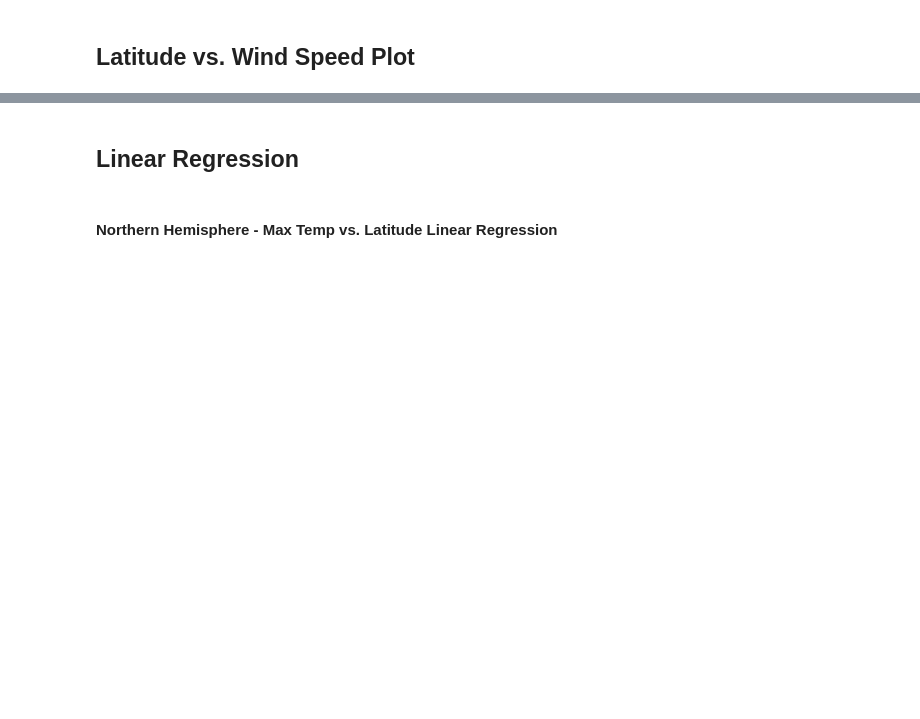
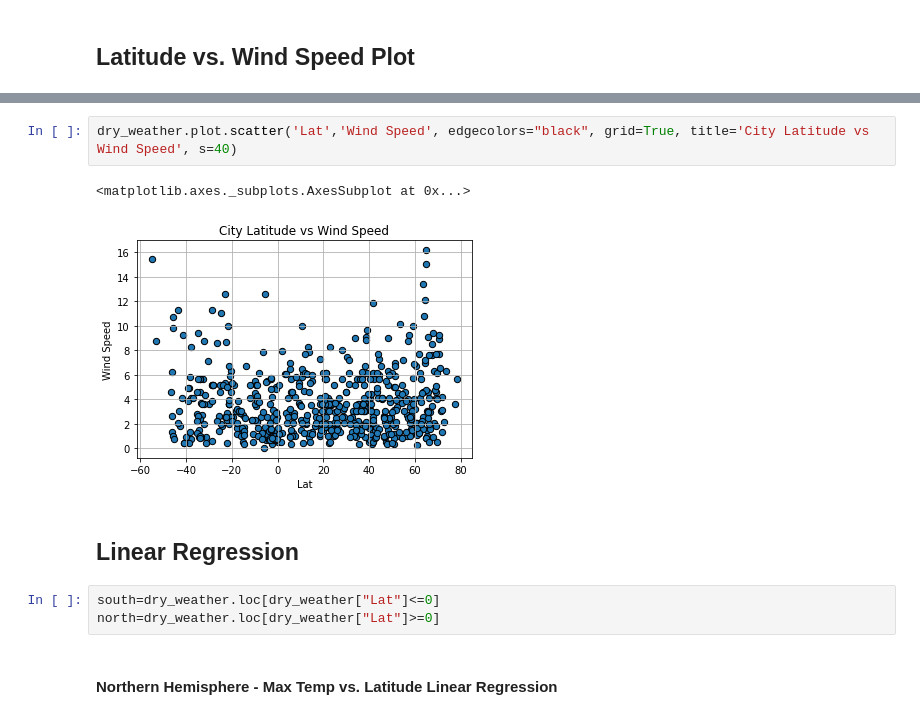
Before and after one commit to Crazyspaceman-hd/Weather_API_project, a Jupyter notebook: WeatherPy/WeatherPy.ipynb, the cells around one changed output, grey strips where cells are left out. Cells and saved outputs as stored; diff of their text form; blank space fills up the shorter version.

```diff
--- a/WeatherPy/WeatherPy.ipynb
+++ b/WeatherPy/WeatherPy.ipynb
@@ -171,4 +254,12 @@ Int64Index([], dtype='int64')
+# %%
+dry_weather.plot.scatter('Lat','Wind Speed', edgecolors="black", grid=True, title='City Latitude vs Wind Speed', s=40)
+# %% [output]
+<matplotlib.axes._subplots.AxesSubplot at 0x...>
+[figure, added]
 # %% [markdown]
 ## Linear Regression
+# %%
+south=dry_weather.loc[dry_weather["Lat"]<=0]
+north=dry_weather.loc[dry_weather["Lat"]>=0]
 # %% [markdown]
 ####  Northern Hemisphere - Max Temp vs. Latitude Linear Regression
```
Also changed, not shown: parts of 36 cells of this notebook, 1 other file.
